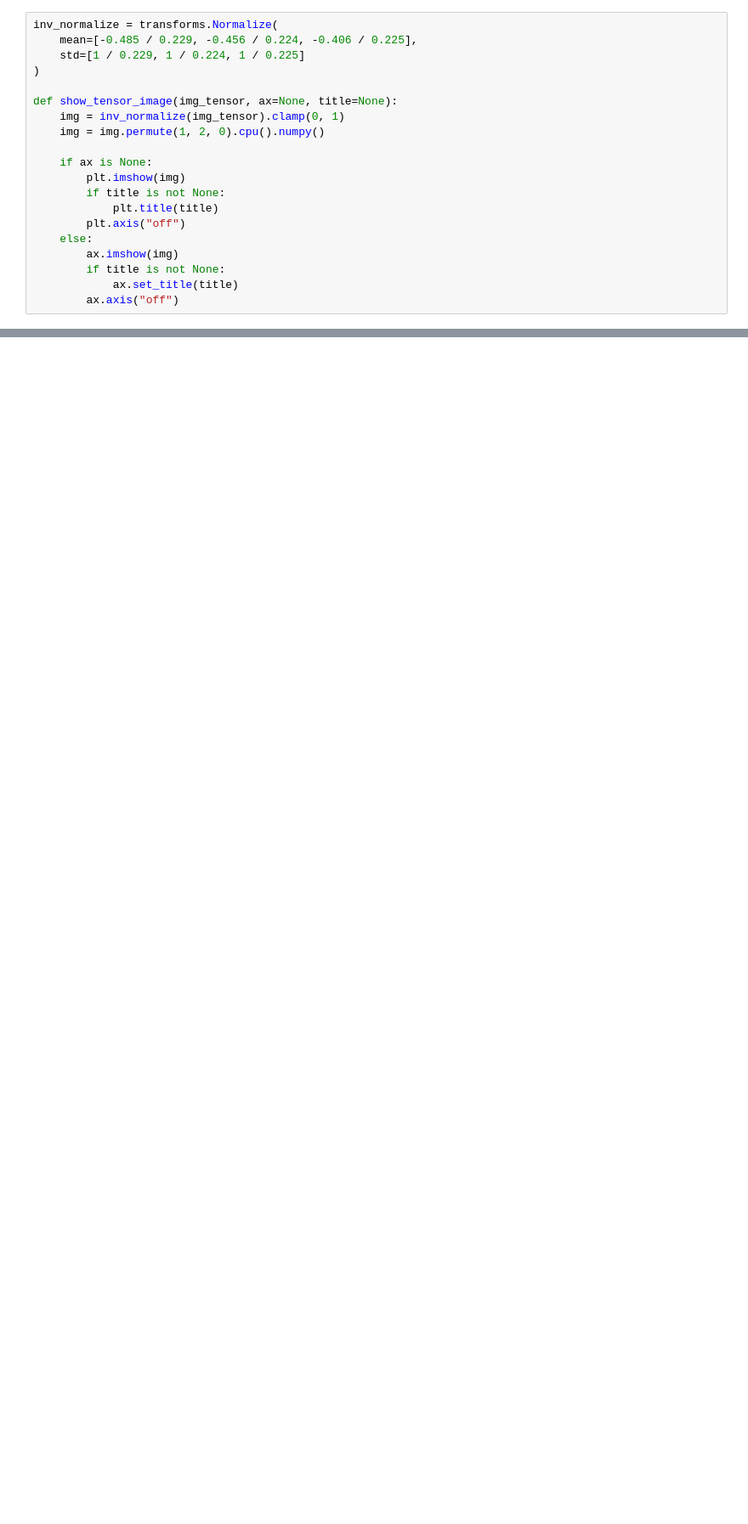
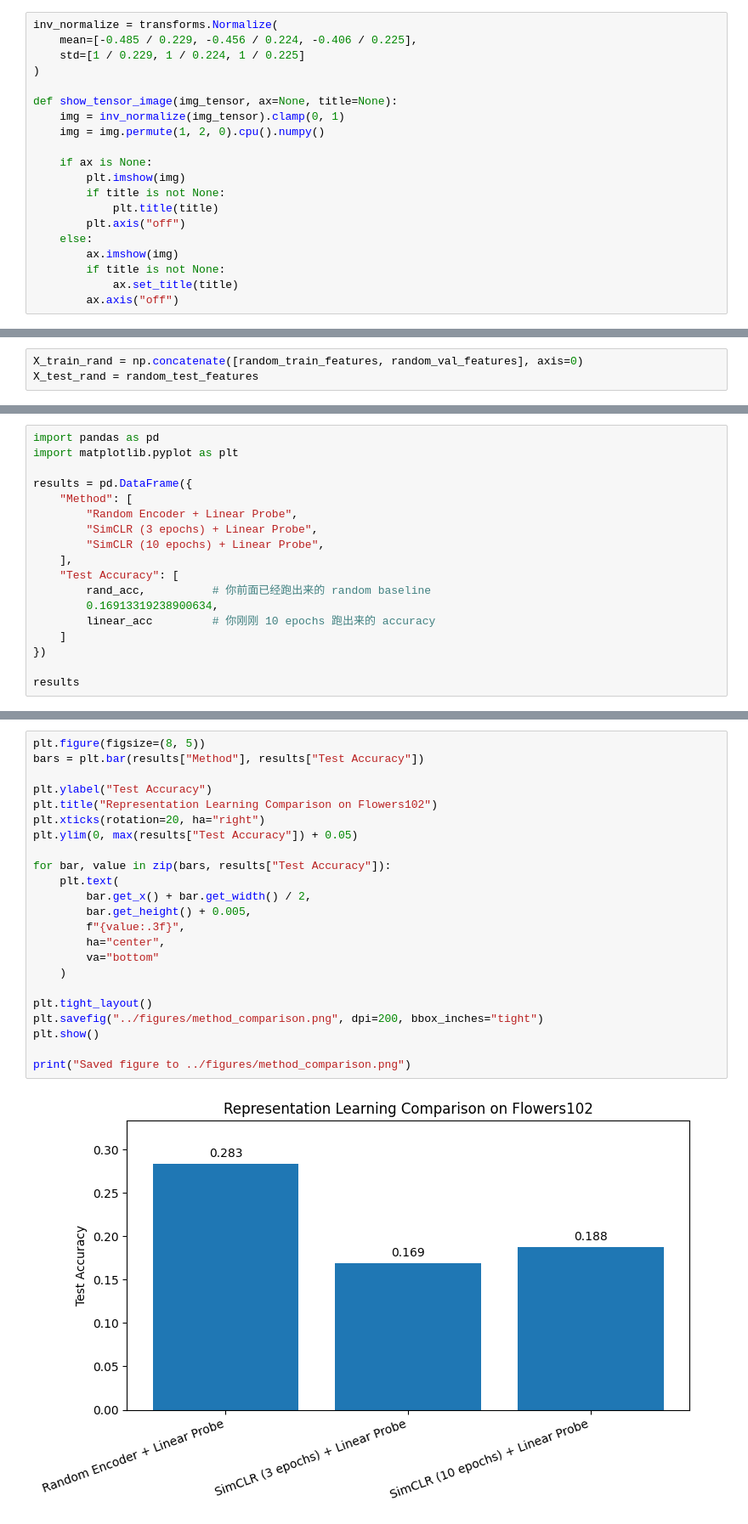
Before and after one commit to Yanbo314/Few-Shot-Representation-Learning, a Jupyter notebook: notebooks/main.ipynb, the cells around one changed output, grey strips where cells are left out. Shown at 85% size. Saved outputs shown, nothing was run; the diff lists cells and outputs as text; blank space fills up the shorter version.

```diff
--- a/notebooks/main.ipynb
+++ b/notebooks/main.ipynb
@@ -181,0 +519,3 @@ print("Saved figure to ../figures/flowers102_samples.png")
+# %%
+X_train_rand = np.concatenate([random_train_features, random_val_features], axis=0)
+X_test_rand = random_test_features
@@ -181,0 +552,18 @@ print("Saved figure to ../figures/flowers102_samples.png")
+# %%
+import pandas as pd
+import matplotlib.pyplot as plt
+
+results = pd.DataFrame({
+    "Method": [
+        "Random Encoder + Linear Probe",
+        "SimCLR (3 epochs) + Linear Probe",
+        "SimCLR (10 epochs) + Linear Probe",
+    ],
+    "Test Accuracy": [
+        rand_acc,          # 你前面已经跑出来的 random baseline
+        0.16913319238900634,
+        linear_acc         # 你刚刚 10 epochs 跑出来的 accuracy
+    ]
+})
+
+results
@@ -181,0 +575,25 @@ print("Saved figure to ../figures/flowers102_samples.png")
+# %%
+plt.figure(figsize=(8, 5))
+bars = plt.bar(results["Method"], results["Test Accuracy"])
+
+plt.ylabel("Test Accuracy")
+plt.title("Representation Learning Comparison on Flowers102")
+plt.xticks(rotation=20, ha="right")
+plt.ylim(0, max(results["Test Accuracy"]) + 0.05)
+
+for bar, value in zip(bars, results["Test Accuracy"]):
+    plt.text(
+        bar.get_x() + bar.get_width() / 2,
+        bar.get_height() + 0.005,
+        f"{value:.3f}",
+        ha="center",
+        va="bottom"
+    )
+
+plt.tight_layout()
+plt.savefig("../figures/method_comparison.png", dpi=200, bbox_inches="tight")
+plt.show()
+
+print("Saved figure to ../figures/method_comparison.png")
+# %% [output]
+[figure, added]
```
Also changed, not shown: parts of 34 cells of this notebook, 1 other file.
